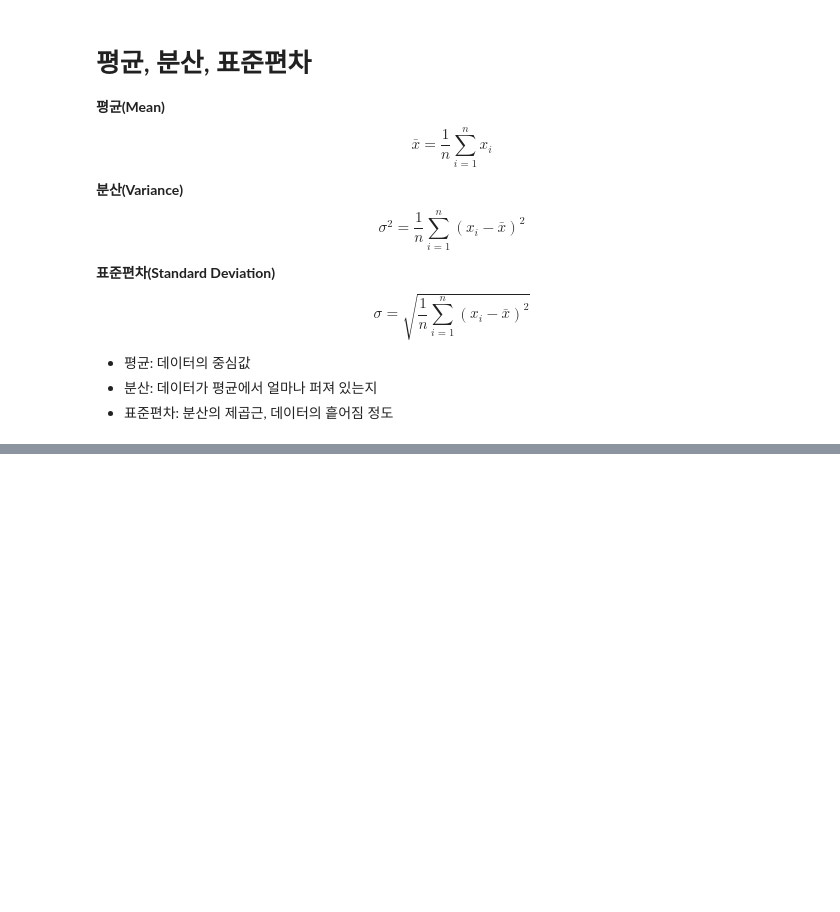
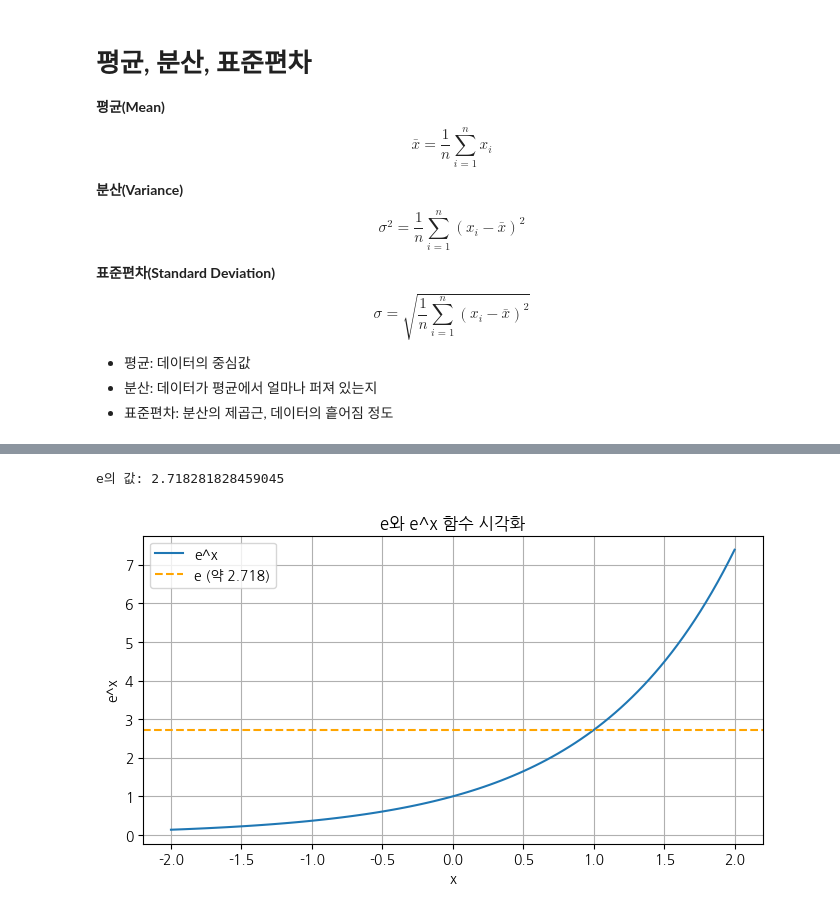
Before and after one commit to neoul/study, a Jupyter notebook: study.ipynb, the cells around one changed output, grey strips where cells are left out. Saved outputs shown, nothing was run; the diff lists cells and outputs as text; code cells hidden in the pictures; blank space fills up the shorter version.

```diff
--- a/study.ipynb
+++ b/study.ipynb
@@ -69,0 +87,23 @@ plt.show()
+# %%
+import numpy as np
+import matplotlib.pyplot as plt
+
+# e 값 출력
+print(f"e의 값: {np.e}")
+
+# e^x 함수 시각화
+x = np.linspace(-2, 2, 100)
+y = np.exp(x)
+
+plt.figure(figsize=(8,4))
+plt.plot(x, y, label='e^x')
+plt.axhline(np.e, color='orange', linestyle='--', label='e (약 2.718)')
+plt.title('e와 e^x 함수 시각화')
+plt.xlabel('x')
+plt.ylabel('e^x')
+plt.legend()
+plt.grid(True)
+plt.show()
+# %% [output]
+e의 값: 2.718281828459045
+[figure, added]
```
Also changed, not shown: parts of 8 cells of this notebook.
